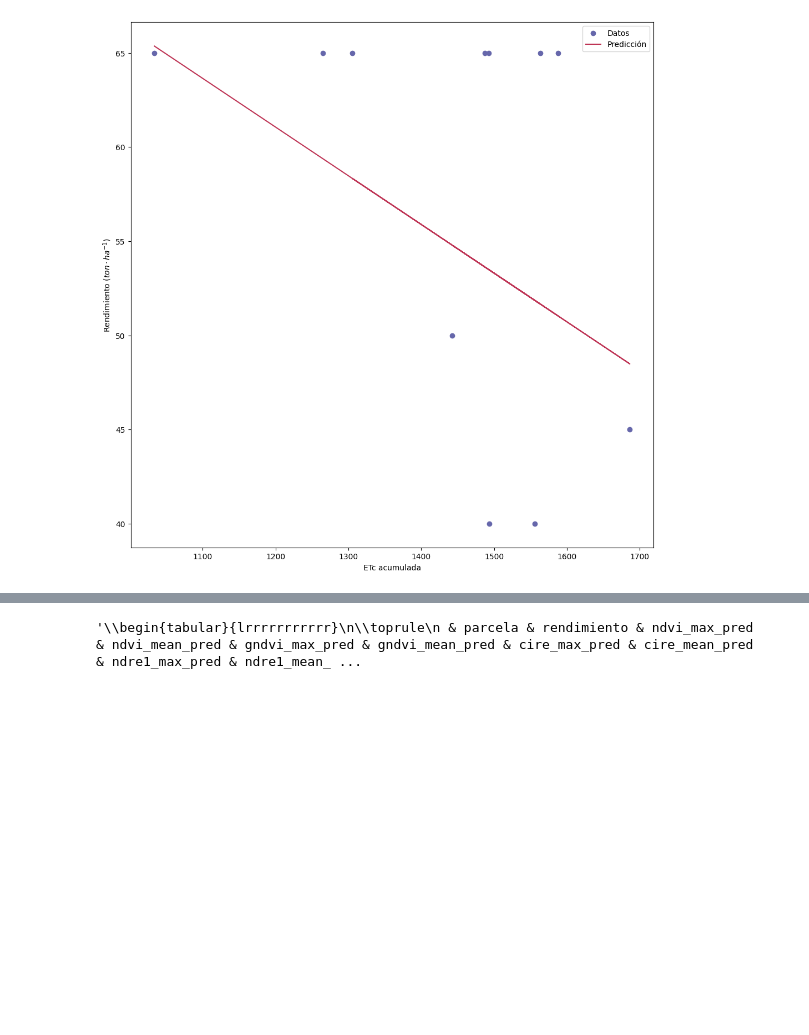
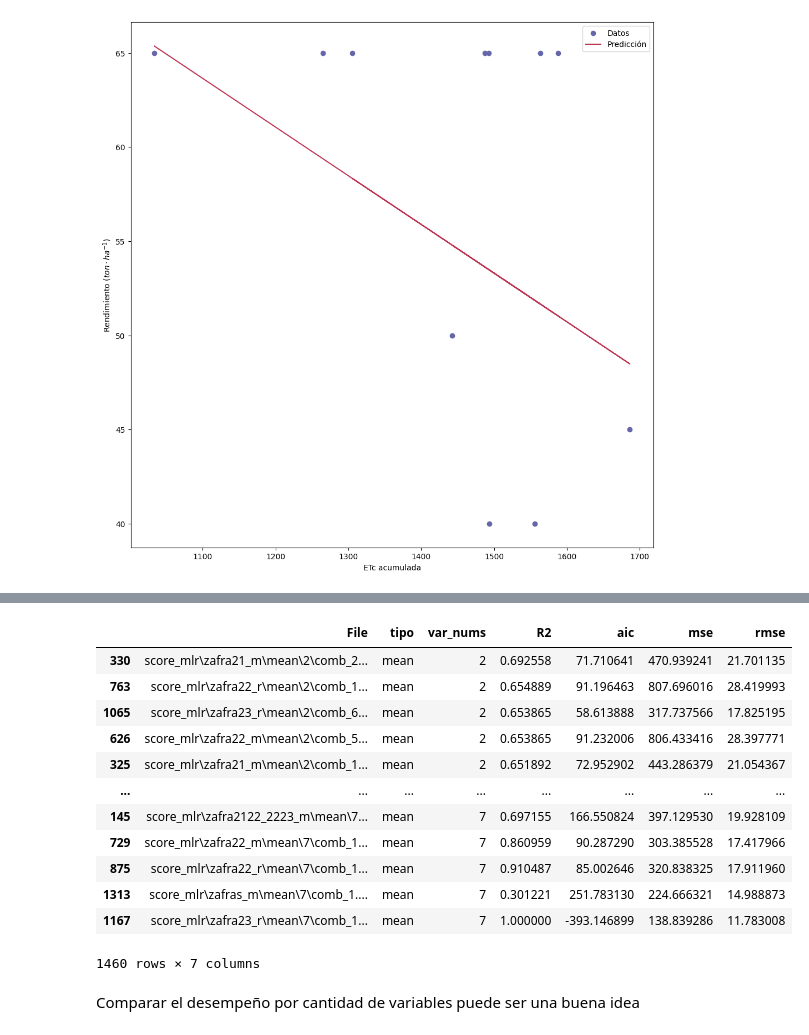
Before and after one commit to VivaldoGP/Tesis, a Jupyter notebook: results/yield_data/yield_forecast.ipynb, the cells around one changed output, grey strips where cells are left out. Drawn from its saved outputs; the diff is of its cells as text; code cells hidden in the pictures; blank space fills up the shorter version.

Commit message:
feat: compare models

```diff
--- a/results/yield_data/yield_forecast.ipynb
+++ b/results/yield_data/yield_forecast.ipynb
@@ -95,4 +98,41 @@ plt.show()
-# %%
-rl23_r[['parcela', 'rendimiento', 'ndvi_max_pred', 'ndvi_mean_pred','gndvi_max_pred', 'gndvi_mean_pred', 'cire_max_pred', 'cire_mean_pred', 'ndre1_max_pred', 'ndre1_mean_pred', 'msi_mean_pred']].to_latex(float_format="%.3f")
-# %% [output]
-'\\begin{tabular}{lrrrrrrrrrrr}\n\\toprule\n & parcela & rendimiento & ndvi_max_pred & ndvi_mean_pred & gndvi_max_pred & gndvi_mean_pred & cire_max_pred & cire_mean_pred & ndre1_max_pred & ndre1_mean_ ...
+# %%
+root = Path(r'score_mlr/')
+# %%
+r2_files = []
+
+for i in root.iterdir():
+    for j in i.iterdir():
+        for k in j.iterdir():
+            for a in k.iterdir():
+                with open(a, 'r') as f:
+                    content = json.load(f)
+                    if 'rsquared' in content:
+                        r2 = content['rsquared']
+                        aic = content['aic']
+                        mse = content['mse_model']
+                        rmse = content['rmse_model']
+                        if isinstance(r2, float) and math.isnan(r2):
+                            continue
+                        r2_files.append((a, j.stem, k.stem, r2, aic, mse, rmse))
+# %%
+df_r2 = pd.DataFrame(r2_files, columns=['File', 'tipo', 'var_nums', 'R2', 'aic', 'mse', 'rmse'])
+# %%
+df_r2= df_r2.sort_values(by='var_nums', ascending=True)
+# %%
+df_r2
+# %% [output]
+|  | File | tipo | var_nums | R2 | aic | mse | rmse |
+| 330 | score_mlr\zafra21_m\mean\2\comb_2... | mean | 2 | 0.692558 | 71.710641 | 470.939241 | 21.701135 |
+| 763 | score_mlr\zafra22_r\mean\2\comb_1... | mean | 2 | 0.654889 | 91.196463 | 807.696016 | 28.419993 |
+| 1065 | score_mlr\zafra23_r\mean\2\comb_6... | mean | 2 | 0.653865 | 58.613888 | 317.737566 | 17.825195 |
+| 626 | score_mlr\zafra22_m\mean\2\comb_5... | mean | 2 | 0.653865 | 91.232006 | 806.433416 | 28.397771 |
+| 325 | score_mlr\zafra21_m\mean\2\comb_1... | mean | 2 | 0.651892 | 72.952902 | 443.286379 | 21.054367 |
+| ... | ... | ... | ... | ... | ... | ... | ... |
+| 145 | score_mlr\zafra2122_2223_m\mean\7... | mean | 7 | 0.697155 | 166.550824 | 397.129530 | 19.928109 |
+| 729 | score_mlr\zafra22_m\mean\7\comb_1... | mean | 7 | 0.860959 | 90.287290 | 303.385528 | 17.417966 |
+| 875 | score_mlr\zafra22_r\mean\7\comb_1... | mean | 7 | 0.910487 | 85.002646 | 320.838325 | 17.911960 |
+| 1313 | score_mlr\zafras_m\mean\7\comb_1.... | mean | 7 | 0.301221 | 251.783130 | 224.666321 | 14.988873 |
+| 1167 | score_mlr\zafra23_r\mean\7\comb_1... | mean | 7 | 1.000000 | -393.146899 | 138.839286 | 11.783008 |
+1460 rows × 7 columns
+# %% [markdown]
+Comparar el desempeño por cantidad de variables puede ser una buena idea
```
Also changed, not shown: parts of 6 cells of this notebook.
